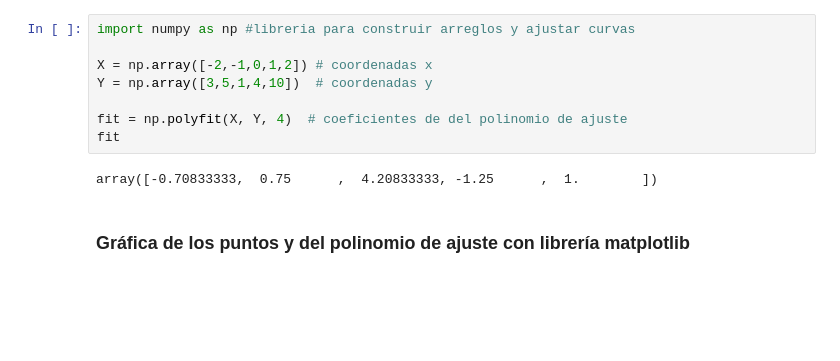
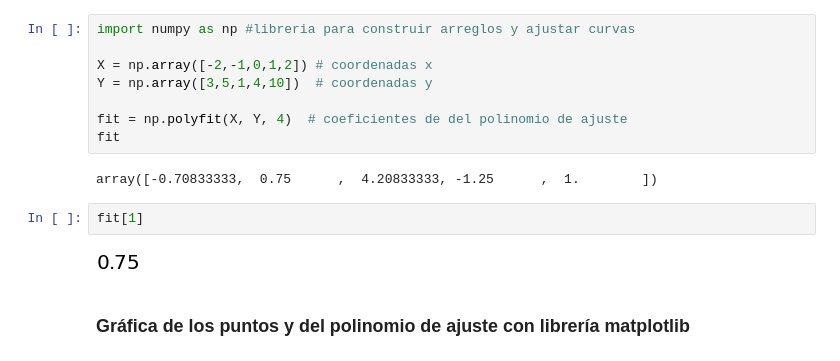
Before and after one commit to Santiago44mendez/ALGEBRA-LINEAL-CON-PYTHON, a Jupyter notebook: Álgebra_lineal_con_Python_Sistema_de_ecuaciones.ipynb, the cells around one changed output. Drawn from its saved outputs; the diff is of its cells as text; blank space fills up the shorter version.

```diff
--- a/Álgebra_lineal_con_Python_Sistema_de_ecuaciones.ipynb
+++ b/Álgebra_lineal_con_Python_Sistema_de_ecuaciones.ipynb
@@ -892,6 +892,10 @@ fit = np.polyfit(X, Y, 4)  # coeficientes de del polinomio de ajuste
 fit
 # %% [output]
 array([-0.70833333,  0.75      ,  4.20833333, -1.25      ,  1.        ])
+# %%
+fit[1]
+# %% [output]
+[figure, added]
 # %% [markdown]
 ### **Gráfica de los puntos y del polinomio de ajuste con librería matplotlib**
 # %%
```
Also changed, not shown: parts of 2 cells of this notebook.
